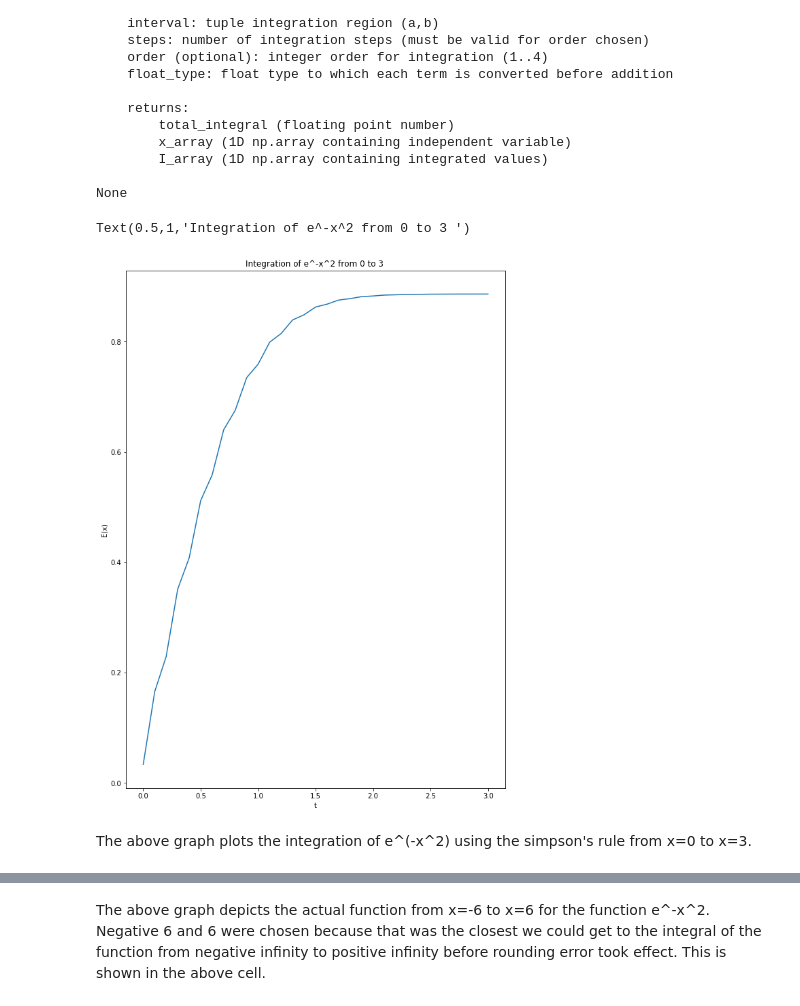
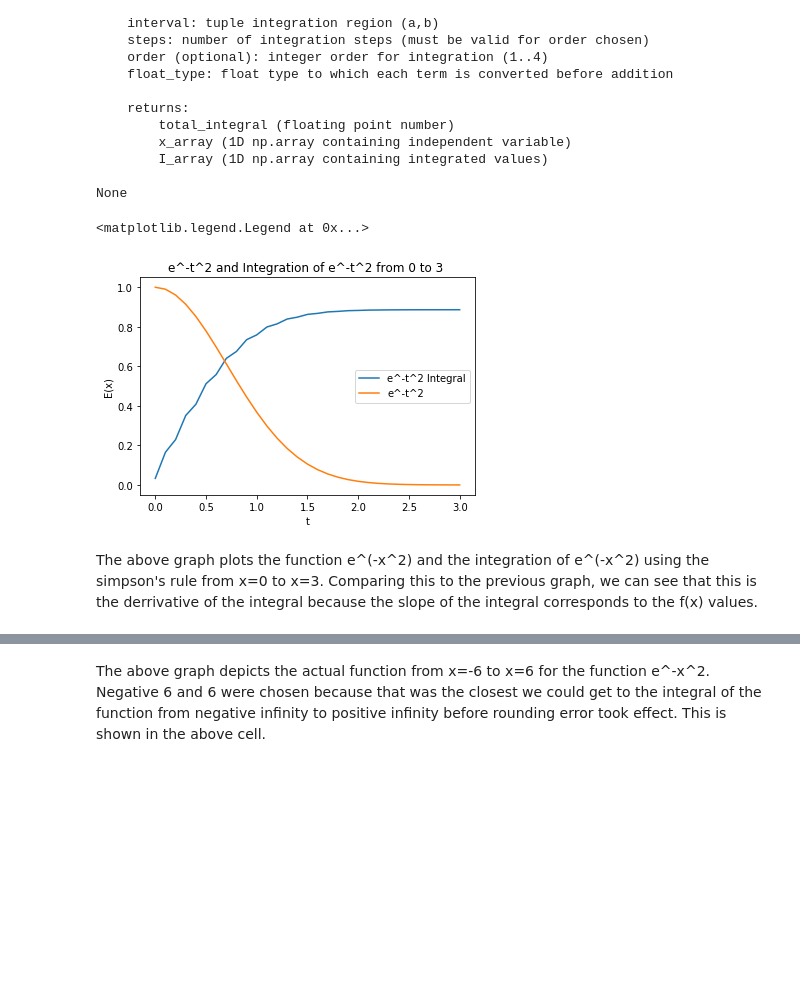
Before and after one commit to chan8005/Labs, a Jupyter notebook: Lab 4/Lab4.ipynb, the cells around one changed output, grey strips where cells are left out. Saved outputs shown, nothing was run; the diff lists cells and outputs as text; code cells hidden in the pictures; blank space fills up the shorter version.

```diff
--- a/Lab 4/Lab4.ipynb
+++ b/Lab 4/Lab4.ipynb
@@ -191,36 +191,40 @@ None
 # %%
 import numpy as np
 from math import sqrt, pi
 
 # calculates integral of the function from 0 to 3
 
+
+#constants:
 N=np.int(3/.1) # steps of 0.1
 a=0
 b=3
-#theoretical= sqrt(pi)
-#print(theoretical)
-
 
 
 def f(x):
-    '''calculates the y value of the exponential function. '''
+    '''calculates the y value of the exponential function e^(-x^2) at a given x value. ''' #CHANGED: added more detail
     return np.e**-x**2
 
 
 
-E, x_array,I_array=integrate.integrate(f, (a,b), N, order=2) #serperating the outputs from the function
+E, x_array,I_array=integrate.integrate(f, (a,b), N, order=2) #serperating the outputs of the integrate function
+                                                             # I_array is the integral at each x_array value
 
-Ex=[]
+Ex=[] #using f(x) function, making a list of points that give the value for the function at each x_array value
 for x in x_array:
-    Ex += f(x)
+    Ex.append(f(x))
 
-plt.figure(figsize=(10, 14))
-plt.plot(x_array,I_array)
+#plotting
+#CHANGED: made one plot instead of two seperate ones describing the integral and the function.
+plt.figure(figsize=(6, 4))
+plt.plot(x_array,I_array, label="e^-t^2 Integral")
+plt.plot(x_array,Ex, label = "e^-t^2")
 plt.xlabel("t")
 plt.ylabel("E(x)")
-plt.title("Integration of e^-x^2 from 0 to 3 ")
+plt.title("e^-t^2 and Integration of e^-t^2 from 0 to 3 ")
+plt.legend()
 # %% [output]
-Text(0.5,1,'Integration of e^-x^2 from 0 to 3 ')
+<matplotlib.legend.Legend at 0x...>
-[figure, old version]
+[figure, new version]
 # %% [markdown]
-The above graph plots the integration of e^(-x^2) using the simpson's rule from x=0 to x=3.
+The above graph plots the function e^(-x^2) and the integration of e^(-x^2) using the simpson's rule from x=0 to x=3. Comparing this to the previous graph, we can see that this is the derrivative of the integral because the slope of the integral corresponds to the f(x) values.
```
Also changed, not shown: parts of 11 cells of this notebook.
